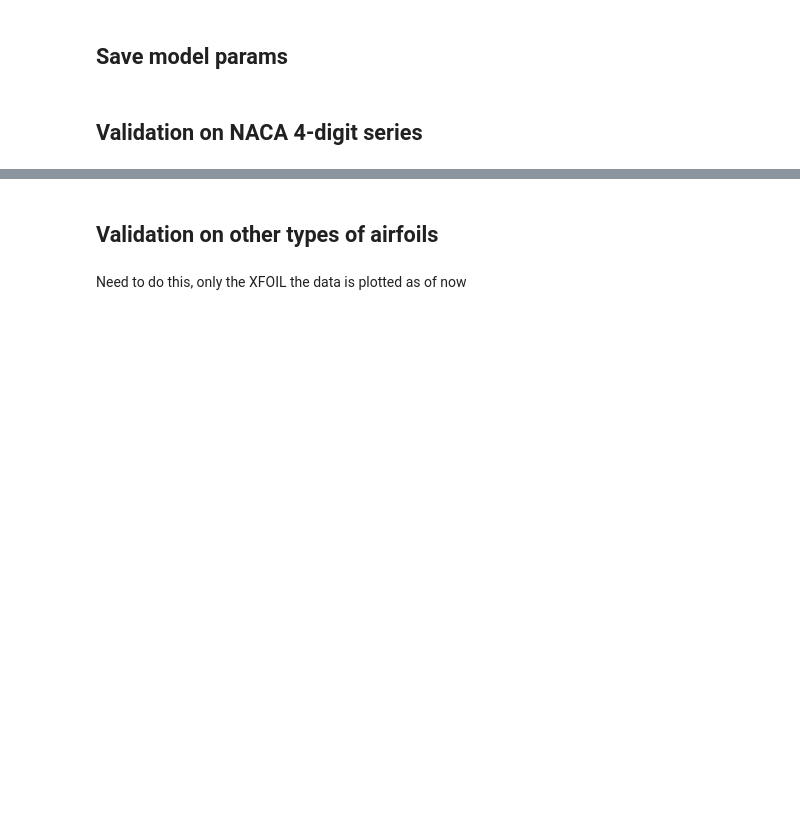
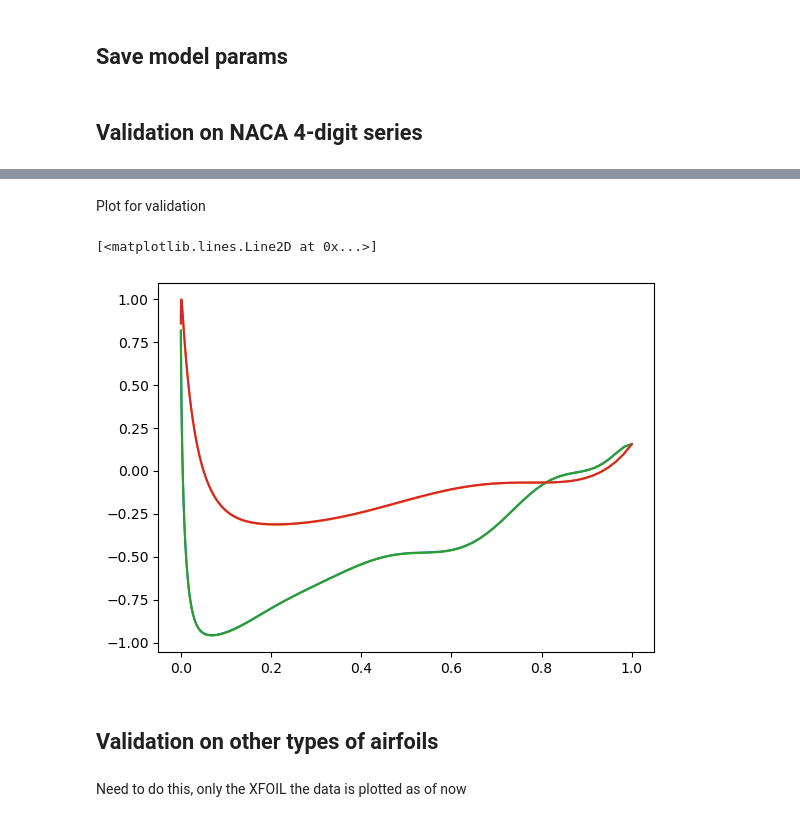
Before and after one commit to hwlee924/Large-Airfoil-Model, a Jupyter notebook: BNN_af_pdist_gen/BNN_XFOIL.ipynb, the cells around one changed output, grey strips where cells are left out. Drawn from its saved outputs; the diff is of its cells as text; code cells hidden in the pictures; blank space fills up the shorter version.

```diff
--- a/BNN_af_pdist_gen/BNN_XFOIL.ipynb
+++ b/BNN_af_pdist_gen/BNN_XFOIL.ipynb
@@ -401,3 +368,14 @@ fig.suptitle('Checking predictions on test data')
+# %% [markdown]
+Plot for validation
+# %%
+caseIndex = 7
+plt.plot(testCases[caseIndex]['cp_u'][0], testCases[caseIndex]['cp_u'][1])
+plt.plot(testCases[caseIndex]['cp_l'][0], testCases[caseIndex]['cp_l'][1])
+plt.plot(original[caseIndex]['cp_u'][0], original[caseIndex]['cp_u'][1])
+plt.plot(original[caseIndex]['cp_l'][0], original[caseIndex]['cp_l'][1])
+# %% [output]
+[<matplotlib.lines.Line2D at 0x...>]
+[figure, added]
 # %% [markdown]
 ## Validation on other types of airfoils
 # %% [markdown]
```
Also changed, not shown: parts of 13 cells of this notebook.
